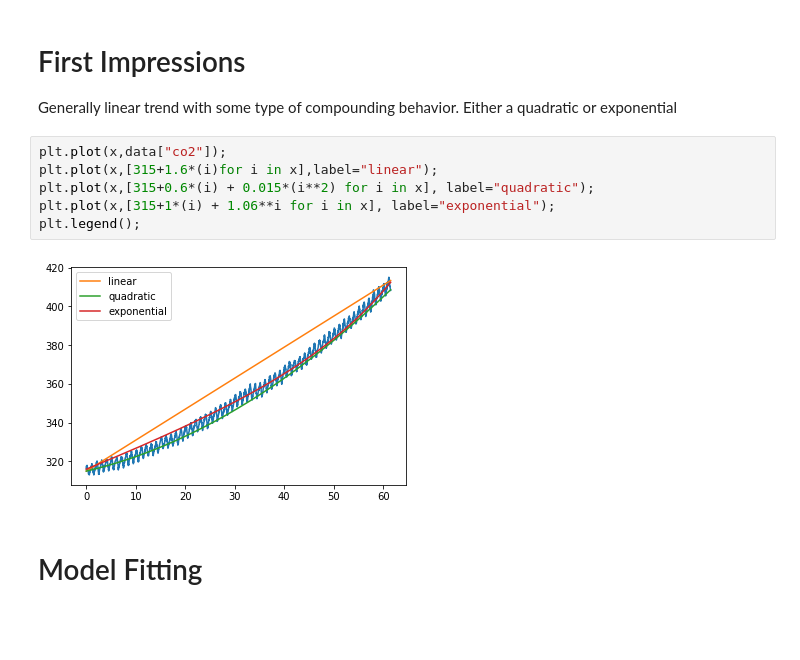
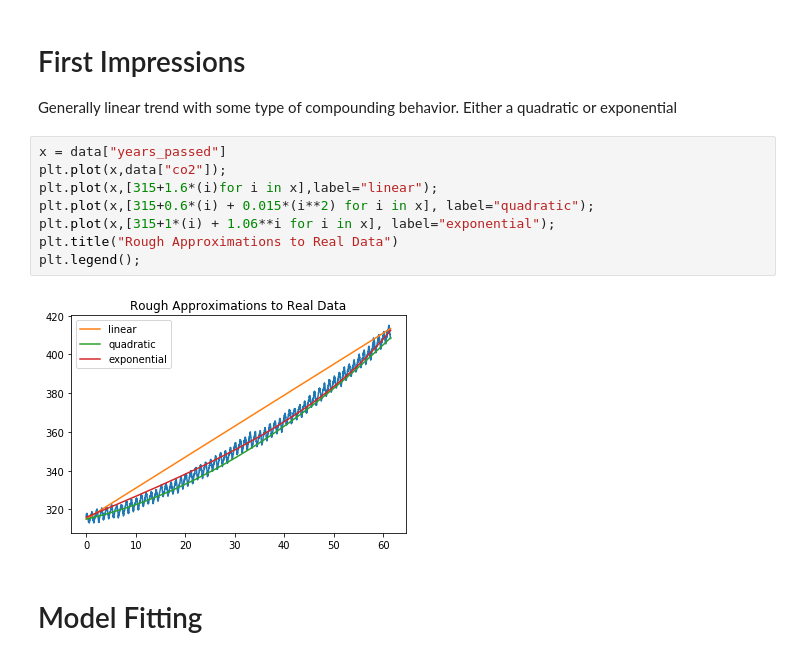
Before and after one commit to michlee1337/DataScience, a Jupyter notebook: Stats/NewCD.ipynb, the cells around one changed output. Drawn from its saved outputs; the diff is of its cells as text; blank space fills up the shorter version.

```diff
--- a/Stats/NewCD.ipynb
+++ b/Stats/NewCD.ipynb
@@ -56,13 +60,15 @@ plt.title("All data: first 300 measurements");
 
 Generally linear trend with some type of compounding behavior. Either a quadratic or exponential
 # %%
+x = data["years_passed"]
 plt.plot(x,data["co2"]);
 plt.plot(x,[315+1.6*(i)for i in x],label="linear");
 plt.plot(x,[315+0.6*(i) + 0.015*(i**2) for i in x], label="quadratic");
 plt.plot(x,[315+1*(i) + 1.06**i for i in x], label="exponential");
+plt.title("Rough Approximations to Real Data")
 plt.legend();
 # %% [output]
-[figure, old version]
+[figure, new version]
 # %% [markdown]
 # Model Fitting
 # %%
```
Also changed, not shown: parts of 3 cells of this notebook, 3 other files.
